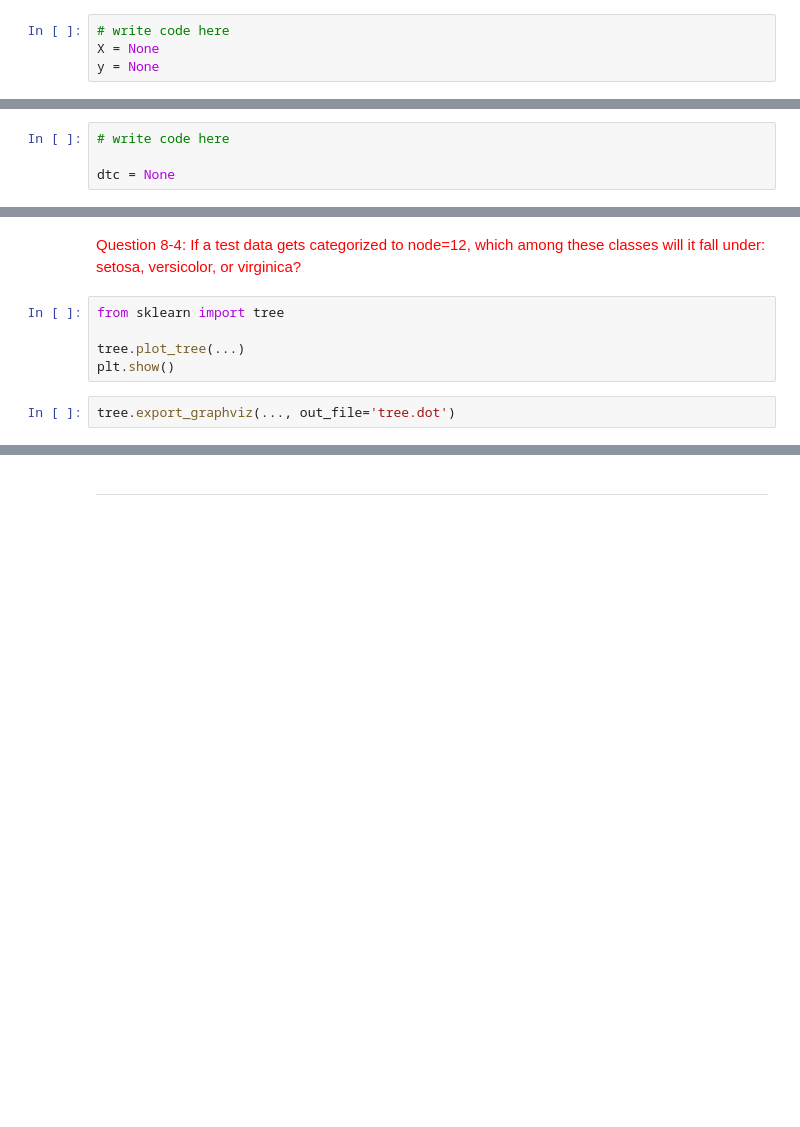
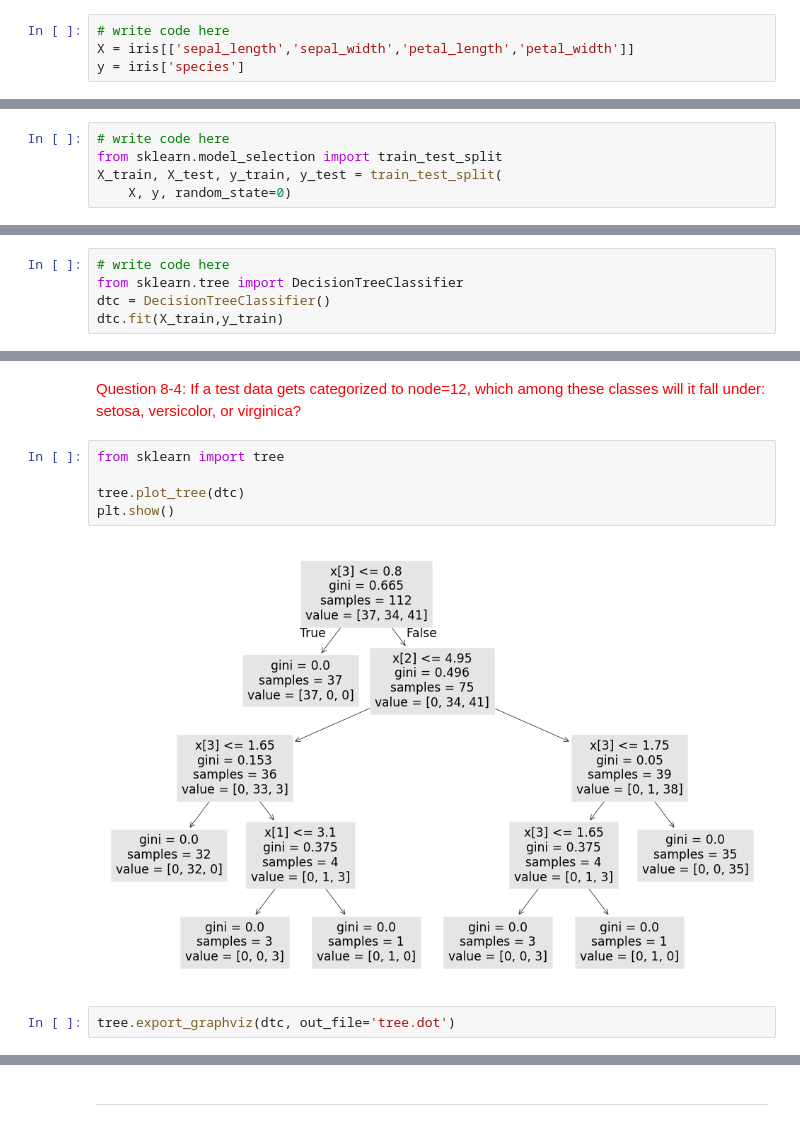
Before and after one commit to PolySpade/08-Decision_Trees, a Jupyter notebook: 08 - Decision Trees.ipynb, the cells around one changed output, grey strips where cells are left out. Drawn from its saved outputs; the diff is of its cells as text; blank space fills up the shorter version.

```diff
--- a/08 - Decision Trees.ipynb
+++ b/08 - Decision Trees.ipynb
@@ -60,7 +83,7 @@ iris.head()
 Extract the feature columns for X, and the label column for y
 # %%
 # write code here
-X = None
-y = None
+X = iris[['sepal_length','sepal_width','petal_length','petal_width']]
+y = iris['species']
 # %% [markdown]
 Split the dataset into train and test sets. Set the `random_state` to `0`.
@@ -69,7 +90,13 @@ Split the dataset into train and test sets. Set the `random_state` to `0`.
+# %%
+# write code here
+from sklearn.model_selection import train_test_split
+X_train, X_test, y_train, y_test = train_test_split(
+    X, y, random_state=0)
 # %% [markdown]
 ## Building our classification tree
 We will be using sklearn's `DecisionTreeClassifier`. Create a classification tree here but do not make any predictions in this cell yet.
 # %%
 # write code here
-
-dtc = None
+from sklearn.tree import DecisionTreeClassifier
+dtc = DecisionTreeClassifier()
+dtc.fit(X_train,y_train)
@@ -179,10 +242,12 @@ describe_tree(dtc)
 # %%
 from sklearn import tree
 
-tree.plot_tree(...)
+tree.plot_tree(dtc)
 plt.show()
+# %% [output]
+[figure, added]
 # %%
-tree.export_graphviz(..., out_file='tree.dot')
+tree.export_graphviz(dtc, out_file='tree.dot')
 # %% [markdown]
 To view a graph of the tree, open `tree.dot` and paste its contents in <a src="http://webgraphviz.com/">webgraphviz.com</a>. You'll end up with a similar tree like the one below:
 
```
Also changed, not shown: parts of 64 cells of this notebook, 1 other file.
